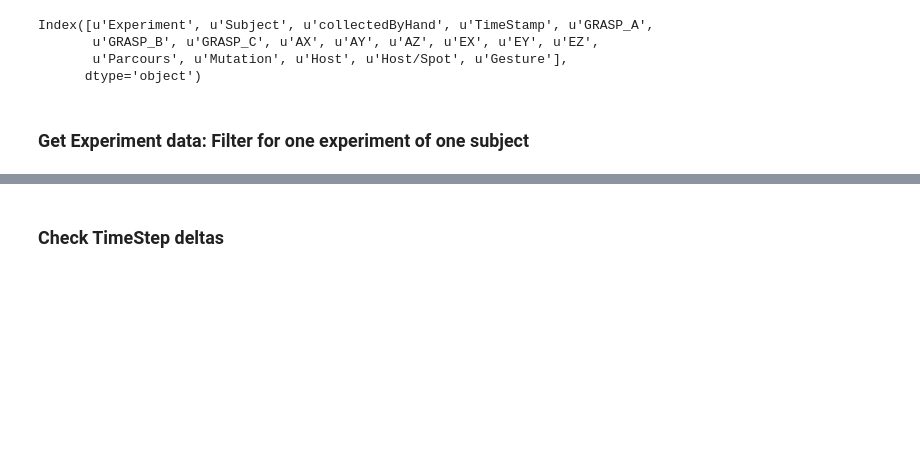
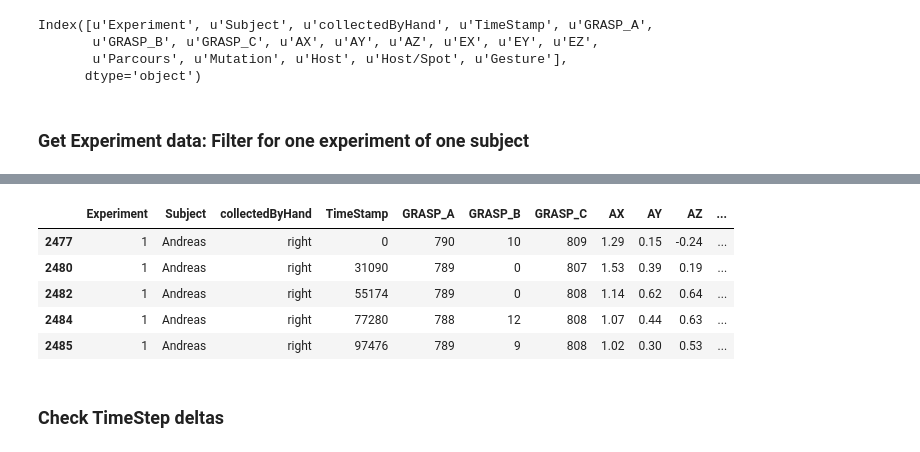
Before and after one commit to Make-O-Matic/MOM-Engine, a Jupyter notebook: data_preprocess.ipynb, the cells around one changed output, grey strips where cells are left out. Cells and saved outputs as stored; diff of their text form; code cells hidden in the pictures; blank space fills up the shorter version.

```diff
--- a/data_preprocess.ipynb
+++ b/data_preprocess.ipynb
@@ -537,3 +518,16 @@ Experiment==@exp and Subject==@subject and Parcours==@parcours and Gesture==@ges
+# %%
+# get data for 1 gesture
+mutation = None
+gesture = 15
+mydata = get_experiment(data,exp,subject,parcours,mutation,gesture)
+mydata.head()
+# %% [output]
+|  | Experiment | Subject | collectedByHand | TimeStamp | GRASP_A | GRASP_B | GRASP_C | AX | AY | AZ | ... |
+| 2477 | 1 | Andreas | right | 0 | 790 | 10 | 809 | 1.29 | 0.15 | -0.24 | ... |
+| 2480 | 1 | Andreas | right | 31090 | 789 | 0 | 807 | 1.53 | 0.39 | 0.19 | ... |
+| 2482 | 1 | Andreas | right | 55174 | 789 | 0 | 808 | 1.14 | 0.62 | 0.64 | ... |
+| 2484 | 1 | Andreas | right | 77280 | 788 | 12 | 808 | 1.07 | 0.44 | 0.63 | ... |
+| 2485 | 1 | Andreas | right | 97476 | 789 | 9 | 808 | 1.02 | 0.30 | 0.53 | ... |
 # %% [markdown]
 ### Check TimeStep deltas
 # %%
```
Also changed, not shown: parts of 24 cells of this notebook.
